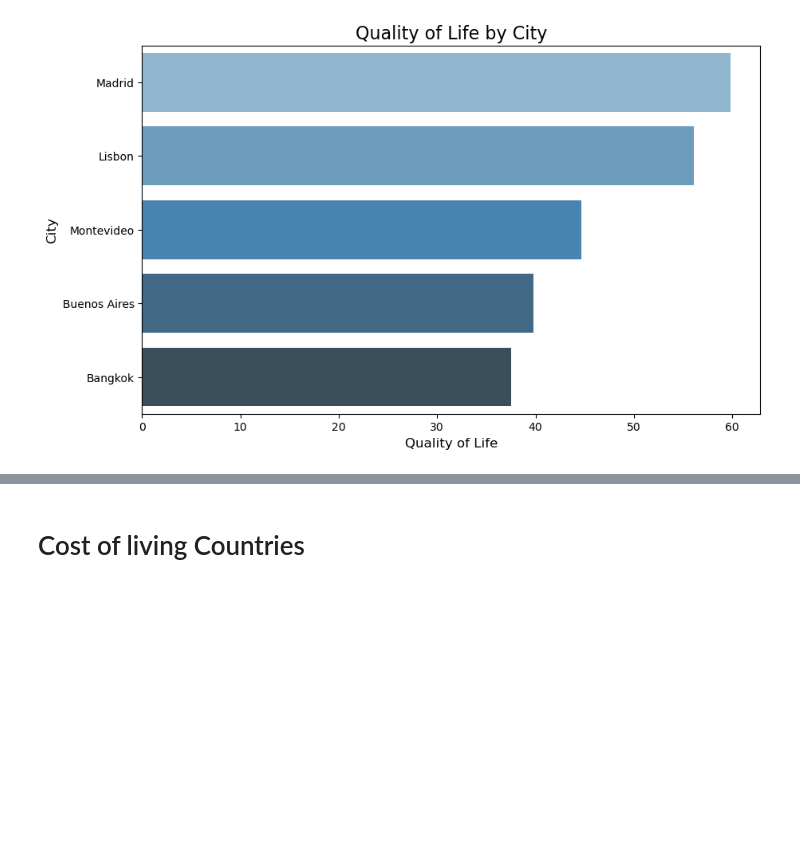
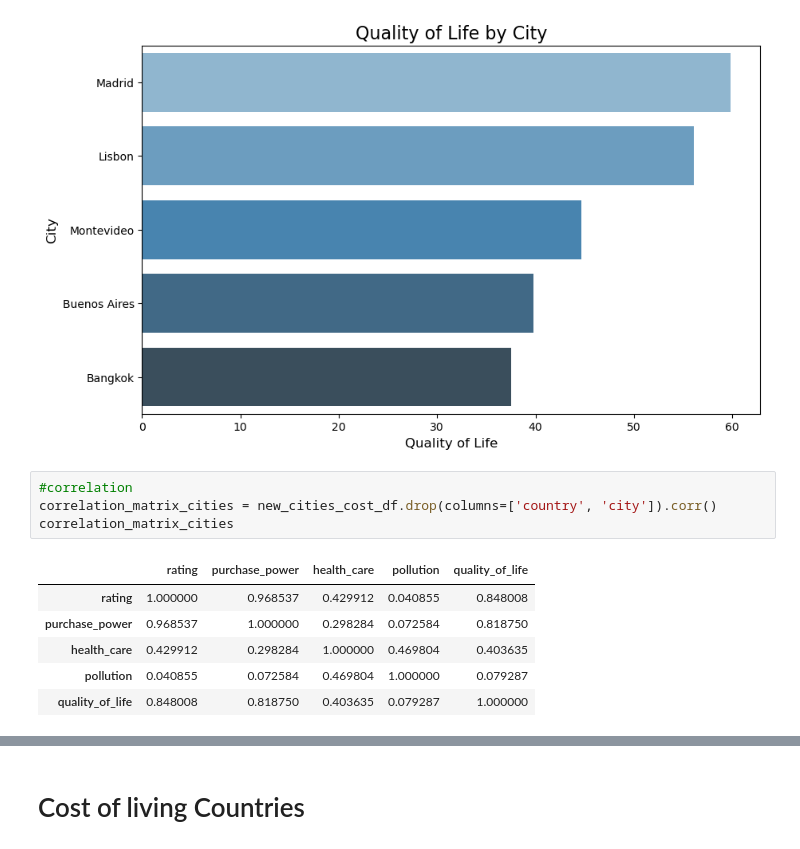
Before and after one commit to filipdjordjevic222/digital_nomads, a Jupyter notebook: Notebooks/Cost_of_living_clean.ipynb, the cells around one changed output, grey strips where cells are left out. Saved outputs shown, nothing was run; the diff lists cells and outputs as text; blank space fills up the shorter version.

```diff
--- a/Notebooks/Cost_of_living_clean.ipynb
+++ b/Notebooks/Cost_of_living_clean.ipynb
@@ -118,3 +118,14 @@ plt.savefig('../Visualisations/Quaity_of_life_by_cites.png', dpi=100, bbox_inche
 plt.show()
 # %% [output]
 [figure]
+# %%
+#correlation
+correlation_matrix_cities = new_cities_cost_df.drop(columns=['country', 'city']).corr()
+correlation_matrix_cities
+# %% [output]
+|  | rating | purchase_power | health_care | pollution | quality_of_life |
+| rating | 1.000000 | 0.968537 | 0.429912 | 0.040855 | 0.848008 |
+| purchase_power | 0.968537 | 1.000000 | 0.298284 | 0.072584 | 0.818750 |
+| health_care | 0.429912 | 0.298284 | 1.000000 | 0.469804 | 0.403635 |
+| pollution | 0.040855 | 0.072584 | 0.469804 | 1.000000 | 0.079287 |
+| quality_of_life | 0.848008 | 0.818750 | 0.403635 | 0.079287 | 1.000000 |
```
Also changed, not shown: parts of 1 cell of this notebook, 9 other files.
